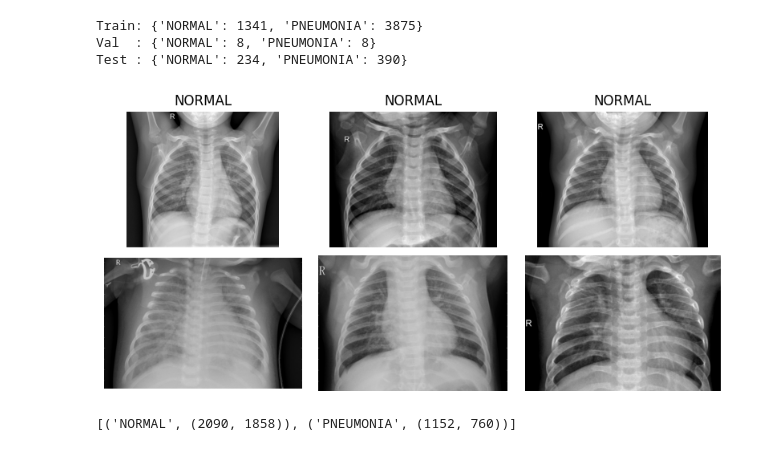
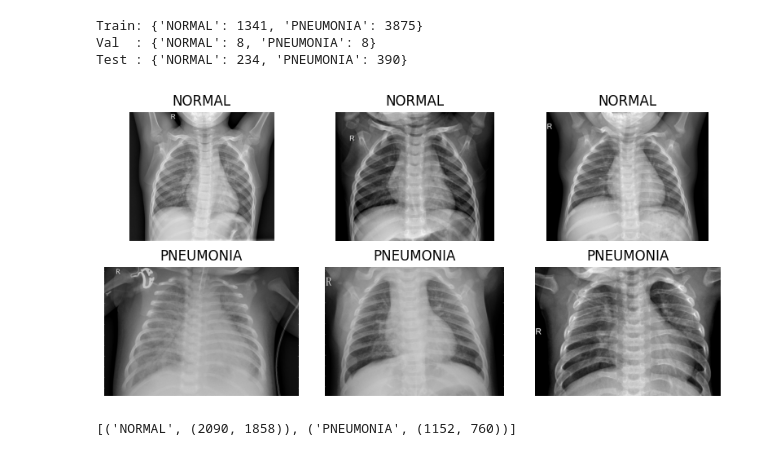
Before and after one commit to SutikshanUpman/Chest-Xray-Pneumonia-Detection, a Jupyter notebook: notebooks/01_data_exploration.ipynb, the cells around one changed output. Cells and saved outputs as stored; diff of their text form; code cells hidden in the pictures.

```diff
--- a/notebooks/01_data_exploration.ipynb
+++ b/notebooks/01_data_exploration.ipynb
@@ -61,30 +59,30 @@ Train: {'NORMAL': 1341, 'PNEUMONIA': 3875}
 Val  : {'NORMAL': 8, 'PNEUMONIA': 8}
 Test : {'NORMAL': 234, 'PNEUMONIA': 390}
 # %%
-# Visualize sample X-ray images from each class
-# consistent results
 def show_samples(split_dir, n=3):
     classes = sorted(os.listdir(split_dir))
     plt.figure(figsize=(8, 4))
     idx = 1
 
     for cls in classes:
         images = sorted((split_dir / cls).glob("*"))[:n]
 
         for img_path in images:
             img = Image.open(img_path).convert("L")
             plt.subplot(len(classes), n, idx)
             plt.imshow(img, cmap="gray")
-            plt.title(cls if idx <= n else "")
+
+            plt.title(cls)
+
             plt.axis("off")
             idx += 1
 
     plt.tight_layout()
     plt.show()
 
 show_samples(TRAIN_DIR, n=3)
 # %% [output]
-[figure, old version]
+[figure, new version]
 # %%
 # Check image resolution variability
 sizes = []
```
Also changed, not shown: parts of 6 cells of this notebook, 1 other file.
